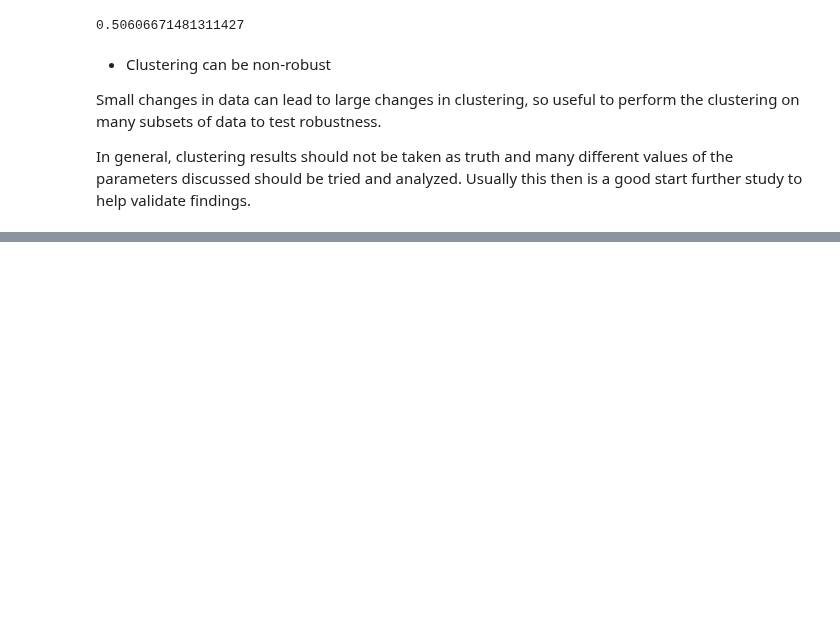
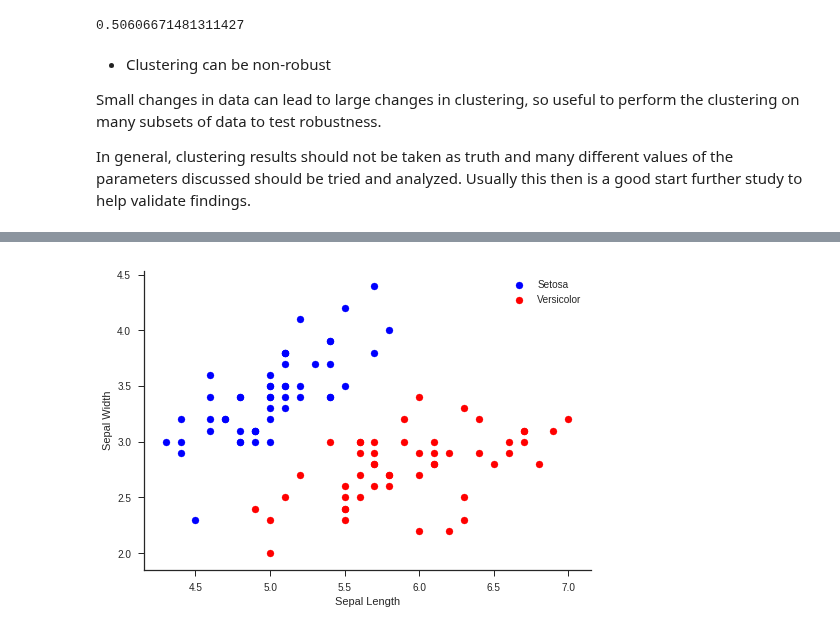
Before and after one commit to tfolkman/byu_econ_applied_machine_learning, a Jupyter notebook: lectures/Lecture_13_Clustering.ipynb, the cells around one changed output, grey strips where cells are left out. Drawn from its saved outputs; the diff is of its cells as text; code cells hidden in the pictures; blank space fills up the shorter version.

```diff
--- a/lectures/Lecture_13_Clustering.ipynb
+++ b/lectures/Lecture_13_Clustering.ipynb
@@ -157,0 +162,18 @@ In general, clustering results should not be taken as truth and many different v
+# %%
+from sklearn import datasets
+import seaborn as sns
+sns.set(style='ticks', palette='Set2')
+
+data = datasets.load_iris()
+X = data.data[:100, :2]
+y = data.target[:100]
+X_full = data.data[:100, :]
+
+setosa = plt.scatter(X[:50,0], X[:50,1], c='b')
+versicolor = plt.scatter(X[50:,0], X[50:,1], c='r')
+plt.xlabel("Sepal Length")
+plt.ylabel("Sepal Width")
+plt.legend((setosa, versicolor), ("Setosa", "Versicolor"))
+sns.despine()
+# %% [output]
+[figure, added]
```
Also changed, not shown: parts of 6 cells of this notebook.
